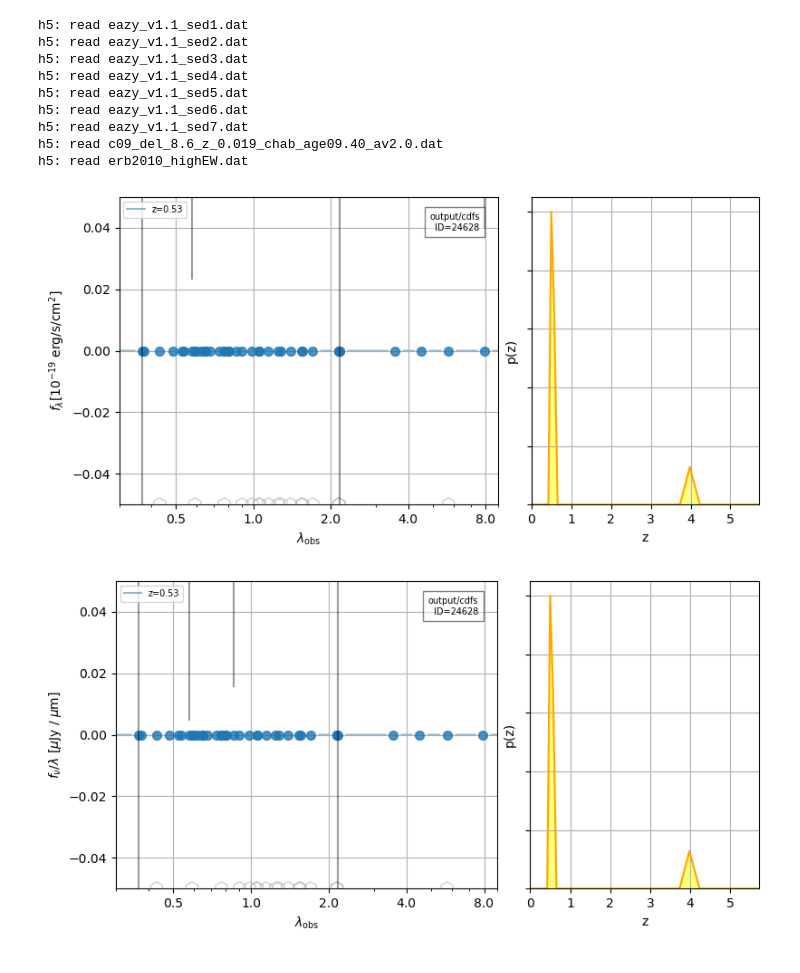
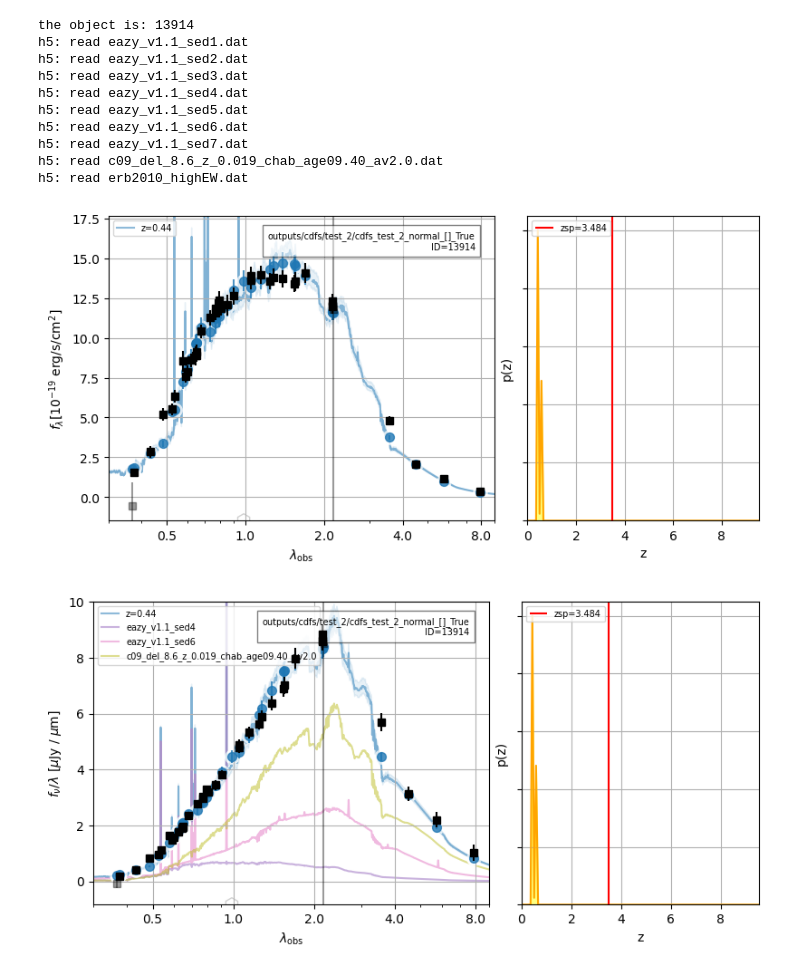
Before and after one commit to eddie-cunning/AGN_Template, a Jupyter notebook: h5_load_sedplot.ipynb, the cells around one changed output. Drawn from its saved outputs; the diff is of its cells as text; code cells hidden in the pictures.

Commit message:
Updating files. Many Improvments, mostly cleaning directory

```diff
--- a/h5_load_sedplot.ipynb
+++ b/h5_load_sedplot.ipynb
@@ -7,9 +8,7 @@ import eazy.hdf5
 
 field = 'cdfs' #'cdfs', 'cosmos', or 'uds'
 
-h5_file = f'output/{field}.h5'
-param_file = f'{field}.param'
-translate_file = f'{field}.translate'
-
-self = eazy.photoz.PhotoZ(param_file=param_file, translate_file=translate_file, zeropoint_file=None,
-                         load_prior=True, load_products=False)
+output_directory = f'outputs/{field}/test_2/{field}_test_2_normal_[]_True' # output directory for images
+h5_file = f'{output_directory}.h5'
+param_file = 'base.param'
+translate_file = glob.glob(f'zfourge/{field}/eazy/{field}.*.translate')
@@ -46,18 +59,22 @@ Process templates: 12.893 s
 # %%
 # plot h5 file
+
 idf = self.cat['id']
+id = 13913
+print(f'the object is: {idf[id]}')
 view = eazy.hdf5.Viewer(h5_file)
-sv = view.show_fit(idf[24627])
-sv = view.show_fit(idf[24627], show_fnu=2, show_components=True)
+sv = view.show_fit(idf[id])
+sv = view.show_fit(idf[id], show_fnu=2, show_components=True)
 # %% [output]
+the object is: 13914
 h5: read eazy_v1.1_sed1.dat
 h5: read eazy_v1.1_sed2.dat
 h5: read eazy_v1.1_sed3.dat
 h5: read eazy_v1.1_sed4.dat
 h5: read eazy_v1.1_sed5.dat
 h5: read eazy_v1.1_sed6.dat
 h5: read eazy_v1.1_sed7.dat
 h5: read c09_del_8.6_z_0.019_chab_age09.40_av2.0.dat
 h5: read erb2010_highEW.dat
-[figure, old version]
+[figure, new version]
-[figure, old version]
+[figure, new version]
```
Also changed, not shown: parts of 4 cells of this notebook, 38 other files.
